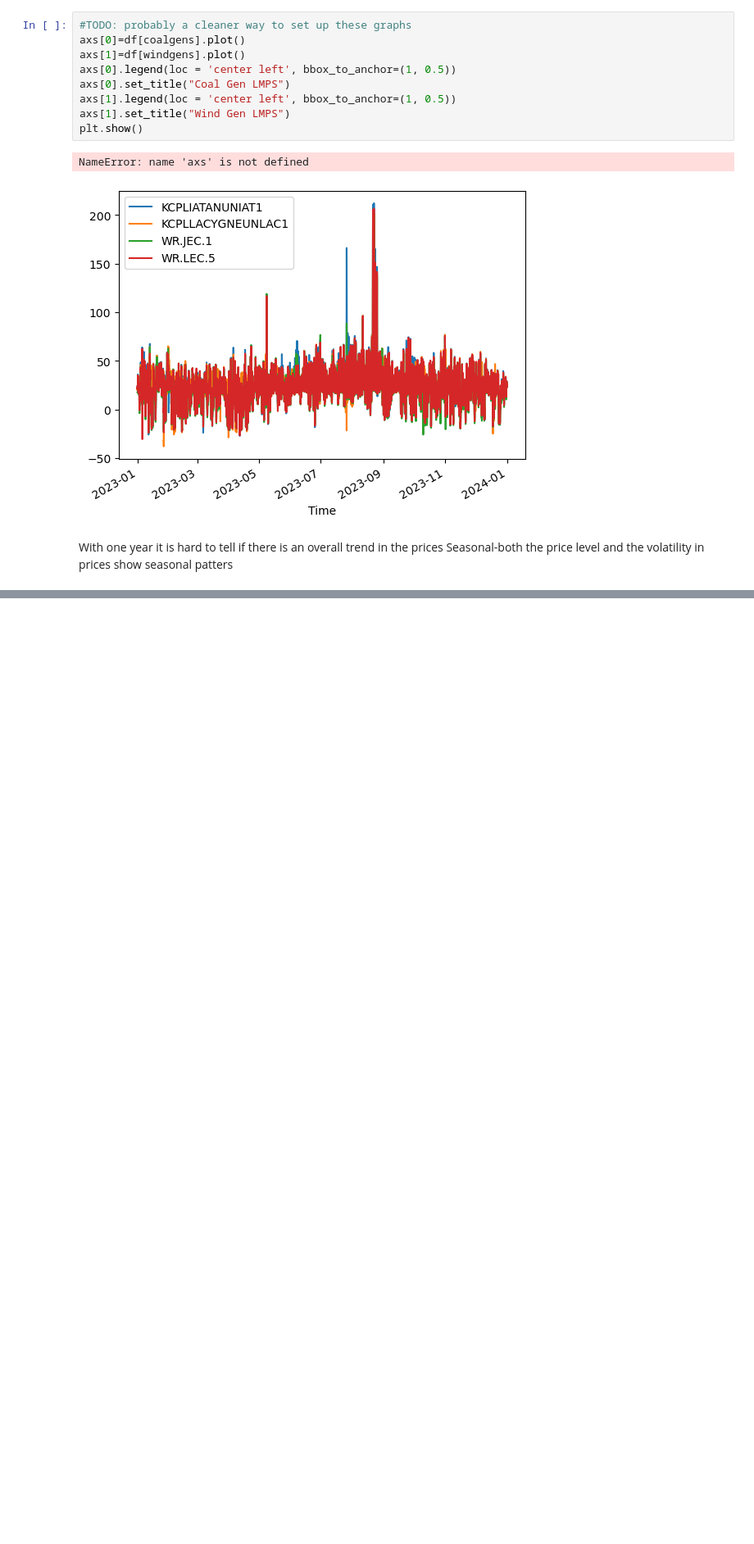
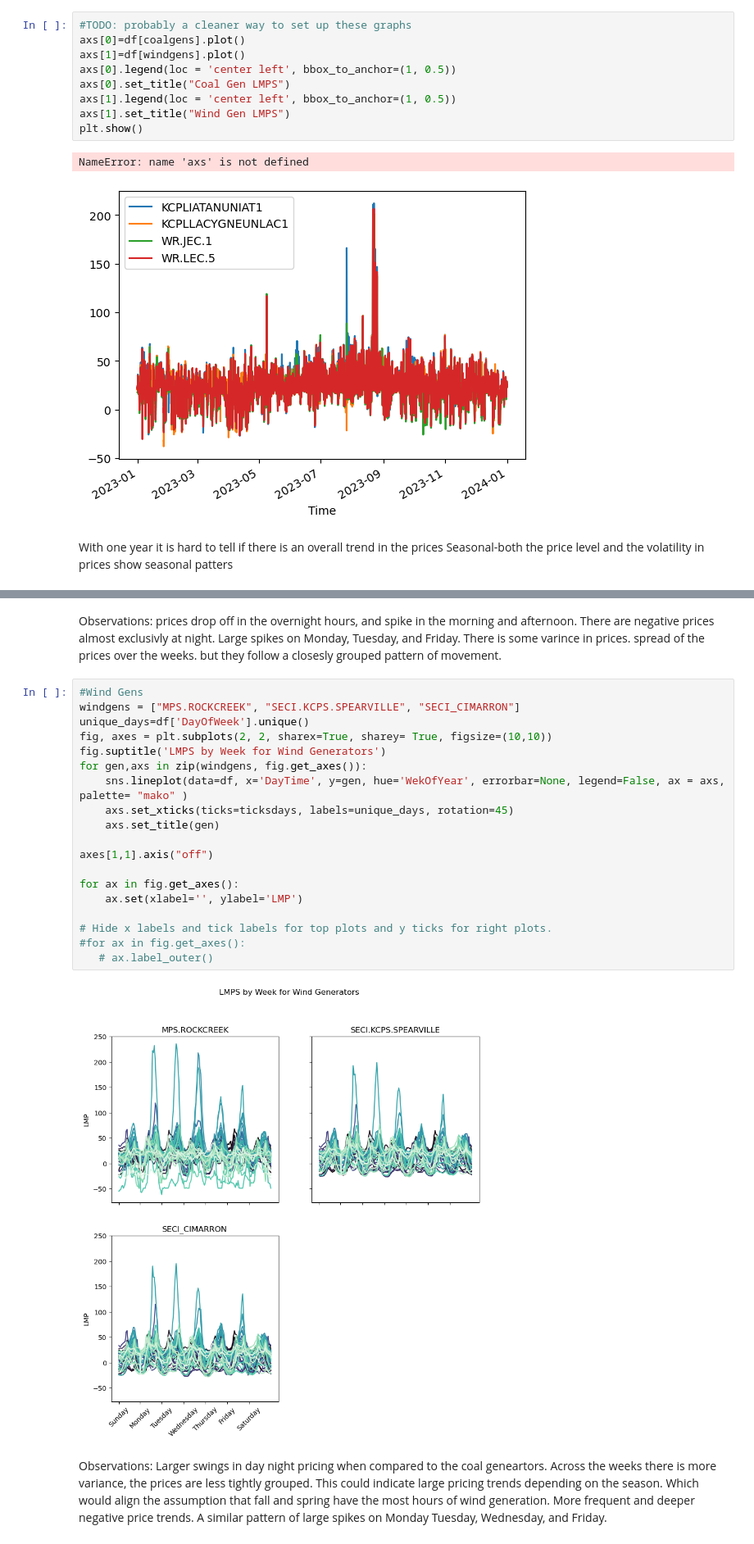
Before and after one commit to maxwellgriffith345/SPPPrices, a Jupyter notebook: SPPPriceSandBox.ipynb, the cells around one changed output, grey strips where cells are left out. Shown at 82% size. Saved outputs shown, nothing was run; the diff lists cells and outputs as text; blank space fills up the shorter version.

```diff
--- a/SPPPriceSandBox.ipynb
+++ b/SPPPriceSandBox.ipynb
@@ -560,0 +271,25 @@ DatetimeIndex(['2023-01-01', '2023-01-02', '2023-01-03', '2023-01-04',
+# %% [markdown]
+Observations: prices drop off in the overnight hours, and spike in the morning and afternoon. There are negative prices almost exclusivly at night. Large spikes on Monday, Tuesday, and Friday. There is some varince in prices. spread of the prices over the weeks. but they follow a closesly grouped pattern of movement.
+# %%
+#Wind Gens
+windgens = ["MPS.ROCKCREEK", "SECI.KCPS.SPEARVILLE", "SECI_CIMARRON"]
+unique_days=df['DayOfWeek'].unique()
+fig, axes = plt.subplots(2, 2, sharex=True, sharey= True, figsize=(10,10))
+fig.suptitle('LMPS by Week for Wind Generators')
+for gen,axs in zip(windgens, fig.get_axes()):
+    sns.lineplot(data=df, x='DayTime', y=gen, hue='WekOfYear', errorbar=None, legend=False, ax = axs, palette= "mako" )
+    axs.set_xticks(ticks=ticksdays, labels=unique_days, rotation=45)
+    axs.set_title(gen)
+
+axes[1,1].axis("off")
+
+for ax in fig.get_axes():
+    ax.set(xlabel='', ylabel='LMP')
+
+# Hide x labels and tick labels for top plots and y ticks for right plots.
+#for ax in fig.get_axes():
+   # ax.label_outer()
+# %% [output]
+[figure, added]
+# %% [markdown]
+Observations: Larger swings in day night pricing when compared to the coal geneartors. Across the weeks there is more variance, the prices are less tightly grouped. This could indicate large pricing trends depending on the season. Which would align the assumption that fall and spring have the most hours of wind generation. More frequent and deeper negative price trends. A similar pattern of large spikes on Monday Tuesday, Wednesday, and Friday.
```
Also changed, not shown: parts of 35 cells of this notebook.
